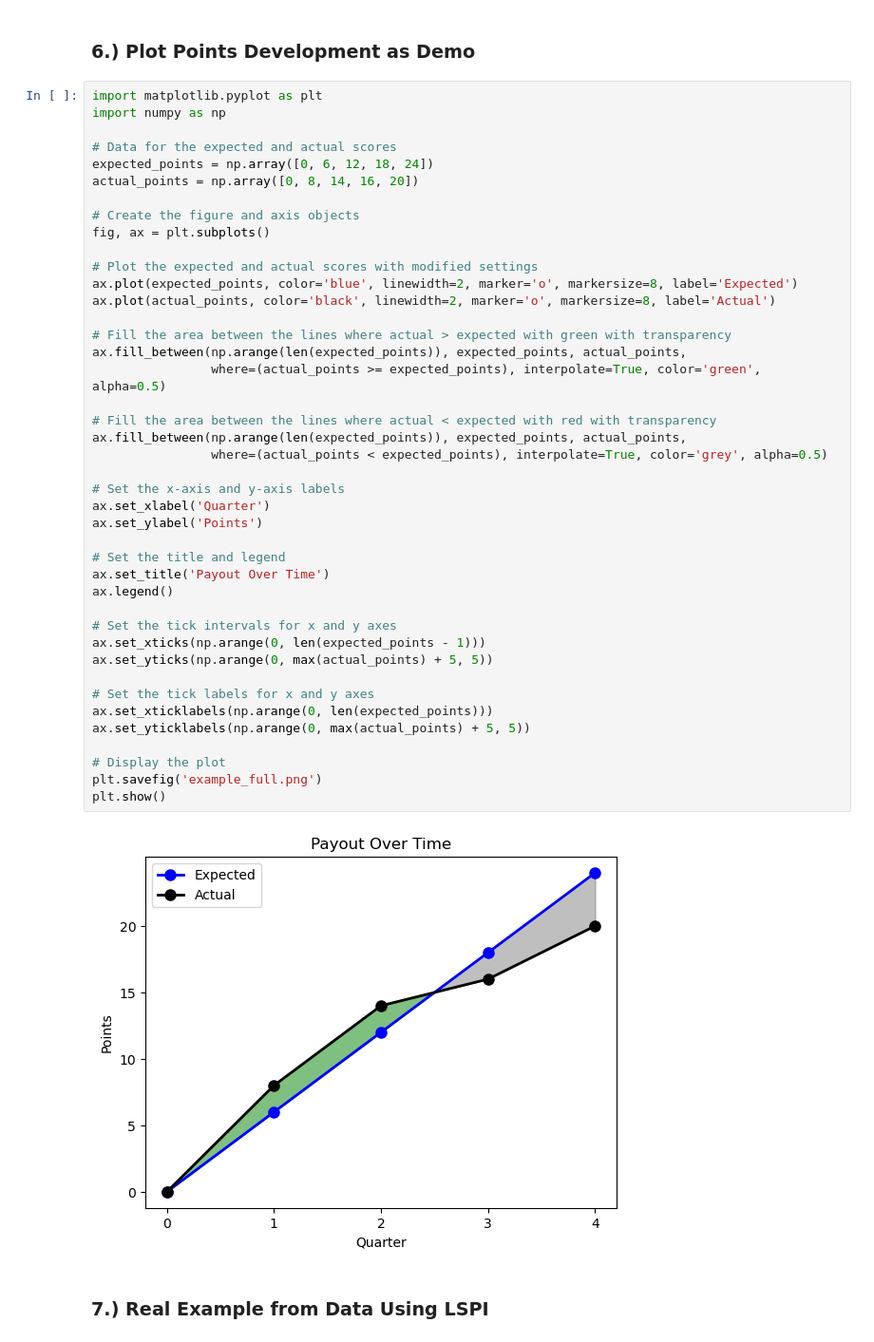
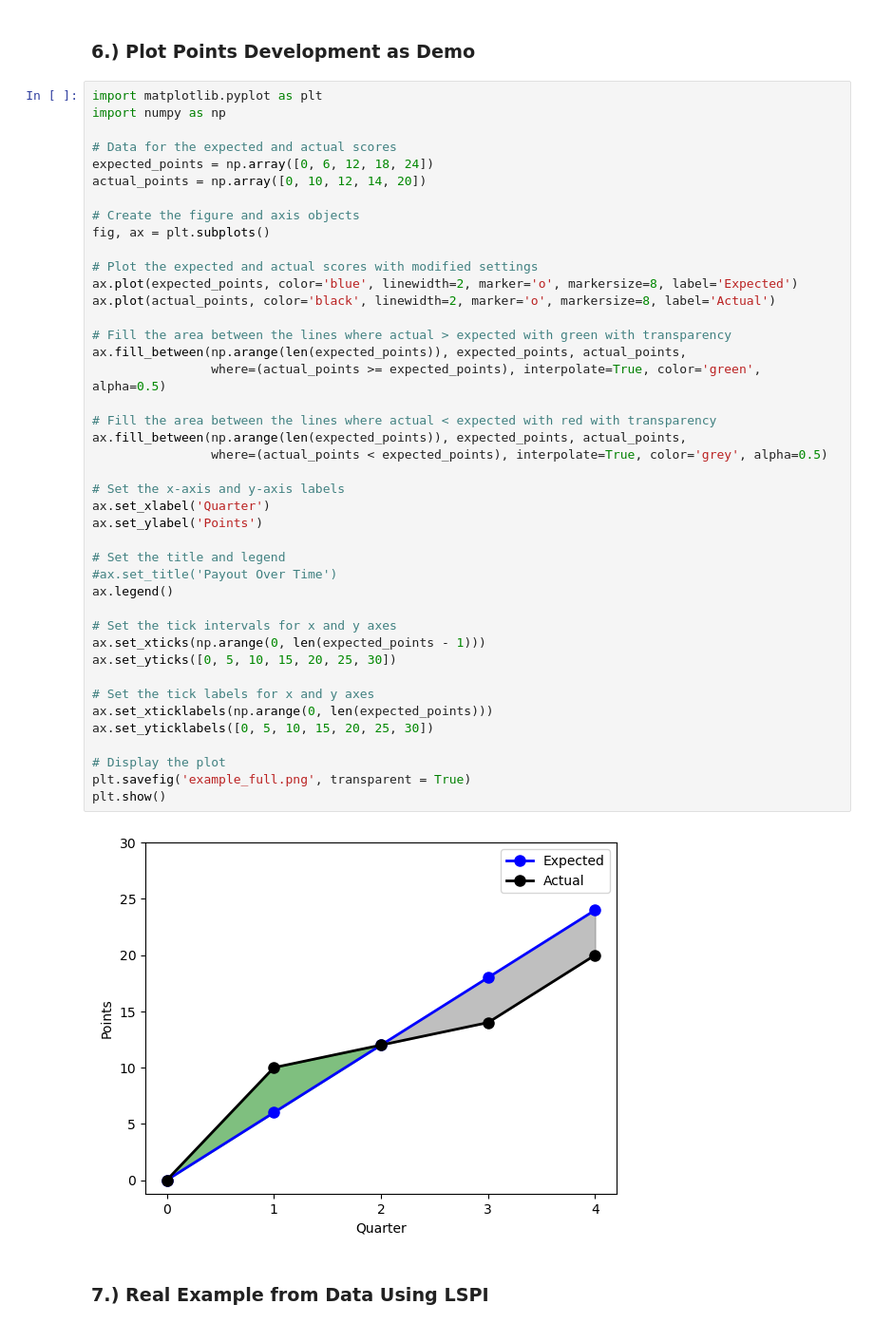
Before and after one commit to 161siegels/CME-241-Project, a Jupyter notebook: dqn_project.ipynb, the cells around one changed output. Shown at 95% size. Drawn from its saved outputs; the diff is of its cells as text.

```diff
--- a/dqn_project.ipynb
+++ b/dqn_project.ipynb
@@ -258,44 +254,44 @@ import numpy as np
 
 # Data for the expected and actual scores
 expected_points = np.array([0, 6, 12, 18, 24])
-actual_points = np.array([0, 8, 14, 16, 20])
+actual_points = np.array([0, 10, 12, 14, 20])
 
 # Create the figure and axis objects
 fig, ax = plt.subplots()
 
 # Plot the expected and actual scores with modified settings
 ax.plot(expected_points, color='blue', linewidth=2, marker='o', markersize=8, label='Expected')
 ax.plot(actual_points, color='black', linewidth=2, marker='o', markersize=8, label='Actual')
 
 # Fill the area between the lines where actual > expected with green with transparency
 ax.fill_between(np.arange(len(expected_points)), expected_points, actual_points,
                 where=(actual_points >= expected_points), interpolate=True, color='green', alpha=0.5)
 
 # Fill the area between the lines where actual < expected with red with transparency
 ax.fill_between(np.arange(len(expected_points)), expected_points, actual_points,
                 where=(actual_points < expected_points), interpolate=True, color='grey', alpha=0.5)
 
 # Set the x-axis and y-axis labels
 ax.set_xlabel('Quarter')
 ax.set_ylabel('Points')
 
 # Set the title and legend
-ax.set_title('Payout Over Time')
+#ax.set_title('Payout Over Time')
 ax.legend()
 
 # Set the tick intervals for x and y axes
 ax.set_xticks(np.arange(0, len(expected_points - 1)))
-ax.set_yticks(np.arange(0, max(actual_points) + 5, 5))
+ax.set_yticks([0, 5, 10, 15, 20, 25, 30])
 
 # Set the tick labels for x and y axes
 ax.set_xticklabels(np.arange(0, len(expected_points)))
-ax.set_yticklabels(np.arange(0, max(actual_points) + 5, 5))
+ax.set_yticklabels([0, 5, 10, 15, 20, 25, 30])
 
 # Display the plot
-plt.savefig('example_full.png')
+plt.savefig('example_full.png', transparent = True)
 plt.show()
 # %% [output]
-[figure, old version]
+[figure, new version]
 # %% [markdown]
 ### 7.) Real Example from Data Using LSPI
 # %%
```
Also changed, not shown: parts of 7 cells of this notebook, 1 other file.
